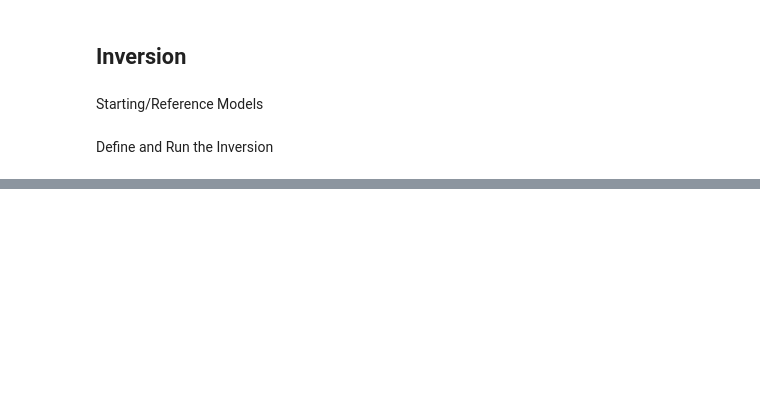
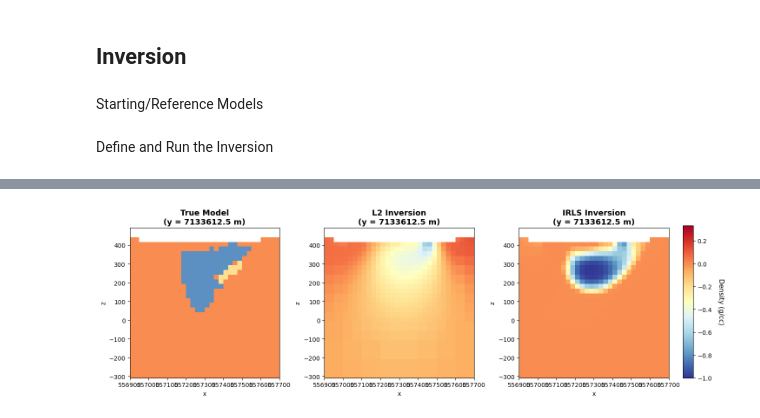
Before and after one commit to liam-IllI/EOSC454-Project-2026, a Jupyter notebook: gravity/Geological_model/geological_model.ipynb, the cells around one changed output, grey strips where cells are left out. Cells and saved outputs as stored; diff of their text form; code cells hidden in the pictures; blank space fills up the shorter version.

```diff
--- a/gravity/Geological_model/geological_model.ipynb
+++ b/gravity/Geological_model/geological_model.ipynb
@@ -454,0 +460,3 @@ plt.show()
+# %%
+# Generate new data object
+new_data_object = data.Data(survey=data_grav.survey, dobs=dobs, standard_deviation=new_uncertainties)
@@ -454,0 +513,3 @@ plt.show()
+# %%
+inv_irls = inversion.BaseInversion(inv_prob_irls, directives_list_irls)
+recovered_tree_model = inv_irls.run(starting_model)
@@ -454,0 +581,55 @@ plt.show()
+# %%
+# True density model from geology classes
+rho_true = np.zeros_like(true_geology, dtype=float)
+rho_true[true_geology == 0] = 0.0
+rho_true[true_geology == 1] = -0.8
+rho_true[true_geology == 2] = -0.2
+
+# active-only version if needed
+rho_true_active = rho_true[active_cells]
+# %%
+# Plot True, L2 and IRLS density models - compare slices
+fig, ax = plt.subplots(1, 3, figsize=(16, 5))
+
+# Define the slice index
+y_idx = int(mesh.shape_cells[1] / 2)
+y_val = mesh.cell_centers_y[y_idx]
+
+# Prepare the three models
+models = [
+    ("True Model", rho_true_active),
+    ("L2 Inversion", recovered_model),
+    ("IRLS Inversion", recovered_tree_model)
+]
+
+# Find the common colorbar limits
+all_models = np.concatenate([rho_true_active, recovered_model, recovered_tree_model])
+vmin = np.min(all_models)
+vmax = np.max(all_models)
+norm = mpl.colors.Normalize(vmin=vmin, vmax=vmax)
+
+# Plot each model
+for i, (title, model_data) in enumerate(models):
+    mesh.plot_slice(
+        plotting_Map * model_data,
+        normal="Y",
+        ax=ax[i],
+        ind=y_idx,
+        grid=False,
+        pcolor_opts={"cmap": mpl.cm.RdYlBu_r, "norm": norm},
+    )
+    ax[i].set_title(f"{title}\n(y = {y_val:.1f} m)", fontsize=13, fontweight="bold")
+    ax[i].set_aspect(1)
+
+# Add a shared colorbar with better positioning
+fig.subplots_adjust(right=0.90, wspace=0.3)
+cbar_ax = fig.add_axes([0.92, 0.15, 0.015, 0.7])
+cbar = mpl.colorbar.ColorbarBase(
+    cbar_ax, norm=norm, orientation="vertical", cmap=mpl.cm.RdYlBu_r
+)
+cbar.set_label("Density (g/cc)", rotation=270, labelpad=20, fontsize=11)
+cbar.ax.tick_params(labelsize=10)
+
+plt.show()
+# %% [output]
+[figure, added]
```
Also changed, not shown: parts of 17 cells of this notebook, 1 other file.
